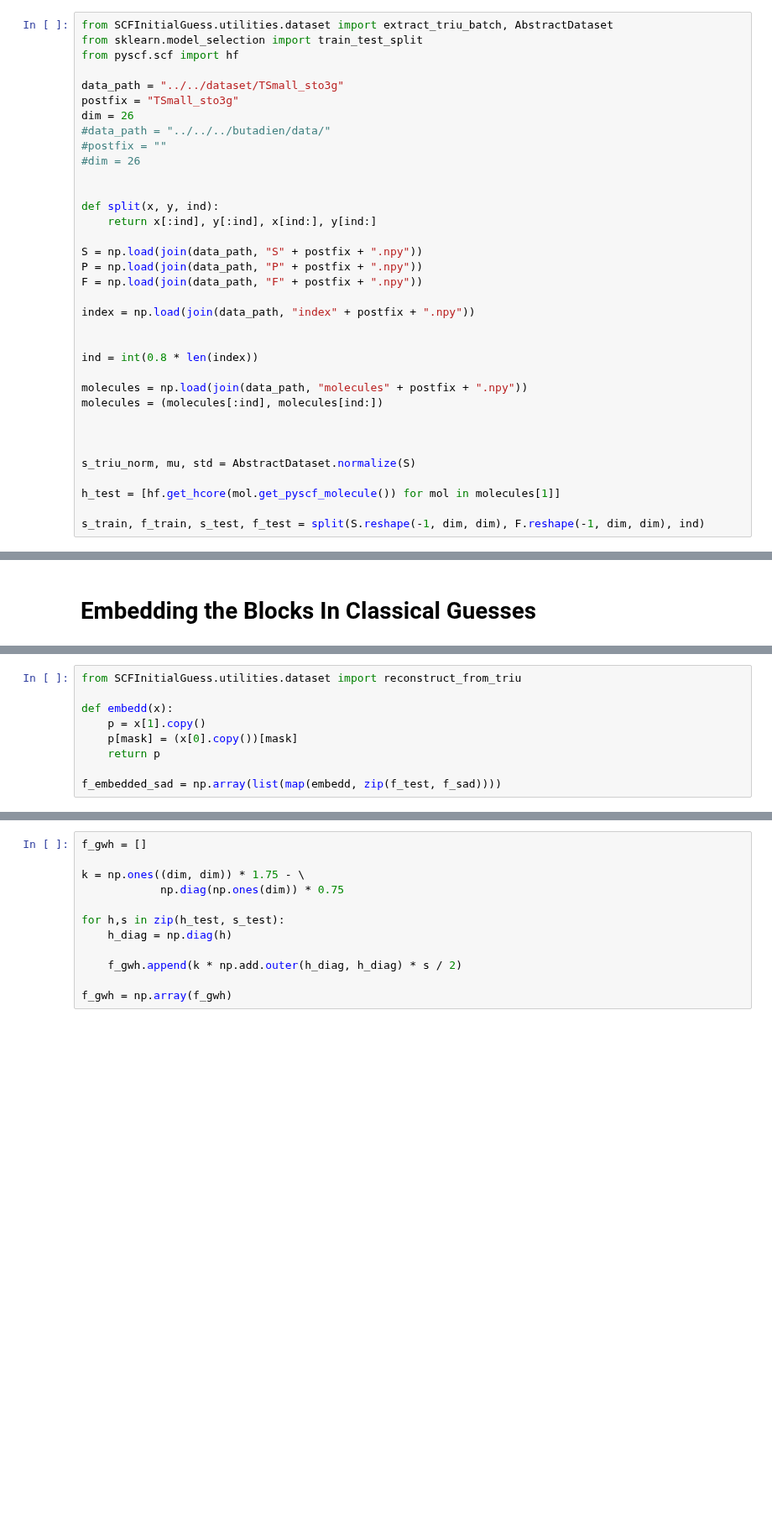
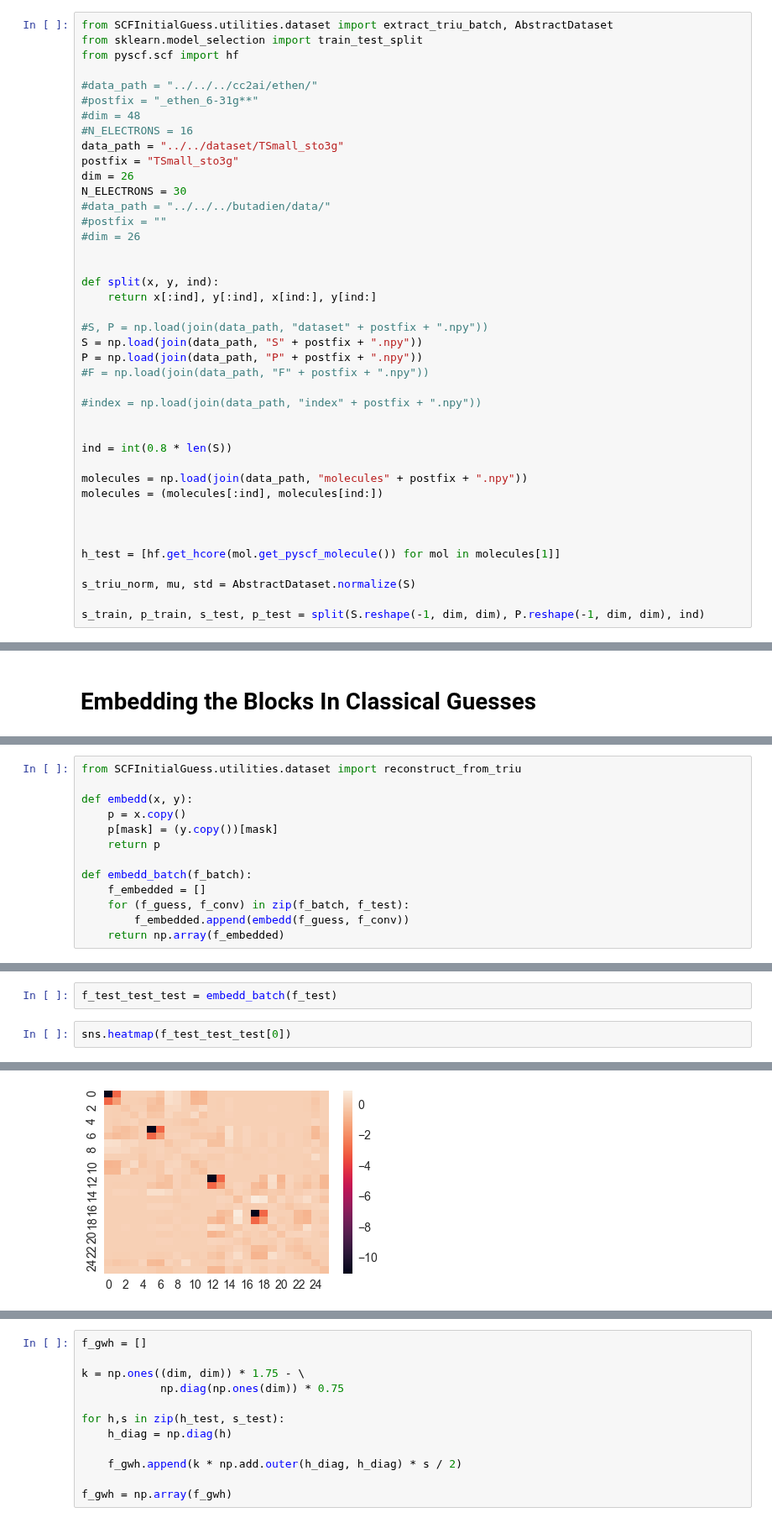
Before and after one commit to jcartus/SCFInitialGuess, a Jupyter notebook: thesis/notebooks/AtomicBlocks/InterpolationFock.ipynb, the cells around one changed output, grey strips where cells are left out. Shown at 84% size. Drawn from its saved outputs; the diff is of its cells as text; blank space fills up the shorter version.

```diff
--- a/thesis/notebooks/AtomicBlocks/InterpolationFock.ipynb
+++ b/thesis/notebooks/AtomicBlocks/InterpolationFock.ipynb
@@ -14,9 +14,14 @@ from SCFInitialGuess.utilities.dataset import extract_triu_batch, AbstractDatase
 from sklearn.model_selection import train_test_split
 from pyscf.scf import hf
 
+#data_path = "../../../cc2ai/ethen/"
+#postfix = "_ethen_6-31g**"
+#dim = 48
+#N_ELECTRONS = 16
 data_path = "../../dataset/TSmall_sto3g"
 postfix = "TSmall_sto3g"
 dim = 26
+N_ELECTRONS = 30
 #data_path = "../../../butadien/data/"
 #postfix = ""
 #dim = 26
@@ -25,22 +30,23 @@ dim = 26
 def split(x, y, ind):
     return x[:ind], y[:ind], x[ind:], y[ind:]
 
+#S, P = np.load(join(data_path, "dataset" + postfix + ".npy"))
 S = np.load(join(data_path, "S" + postfix + ".npy"))
 P = np.load(join(data_path, "P" + postfix + ".npy"))
-F = np.load(join(data_path, "F" + postfix + ".npy"))
+#F = np.load(join(data_path, "F" + postfix + ".npy"))
 
-index = np.load(join(data_path, "index" + postfix + ".npy"))
+#index = np.load(join(data_path, "index" + postfix + ".npy"))
 
 
-ind = int(0.8 * len(index))
+ind = int(0.8 * len(S))
 
 molecules = np.load(join(data_path, "molecules" + postfix + ".npy"))
 molecules = (molecules[:ind], molecules[ind:])
 
 
 
+h_test = [hf.get_hcore(mol.get_pyscf_molecule()) for mol in molecules[1]]
+
 s_triu_norm, mu, std = AbstractDataset.normalize(S)
 
-h_test = [hf.get_hcore(mol.get_pyscf_molecule()) for mol in molecules[1]]
-
-s_train, f_train, s_test, f_test = split(S.reshape(-1, dim, dim), F.reshape(-1, dim, dim), ind)
+s_train, p_train, s_test, p_test = split(S.reshape(-1, dim, dim), P.reshape(-1, dim, dim), ind)
@@ -218,9 +220,13 @@ f_sad = fock_from_density(p_sad)
 # %%
 from SCFInitialGuess.utilities.dataset import reconstruct_from_triu
 
-def embedd(x):
-    p = x[1].copy()
-    p[mask] = (x[0].copy())[mask]
+def embedd(x, y):
+    p = x.copy()
+    p[mask] = (y.copy())[mask]
     return p
 
-f_embedded_sad = np.array(list(map(embedd, zip(f_test, f_sad))))
+def embedd_batch(f_batch):
+    f_embedded = []
+    for (f_guess, f_conv) in zip(f_batch, f_test):
+        f_embedded.append(embedd(f_guess, f_conv))
+    return np.array(f_embedded)
@@ -228,0 +235,5 @@ p_embedded_sad = density_from_fock_batch(f_embedded_sad)
+# %%
+f_test_test_test = embedd_batch(f_test)
+# %%
+sns.heatmap(f_test_test_test[0])
+# %% [output]
@@ -228,0 +241 @@ p_embedded_sad = density_from_fock_batch(f_embedded_sad)
+[figure, added]
```
Also changed, not shown: parts of 59 cells of this notebook.
